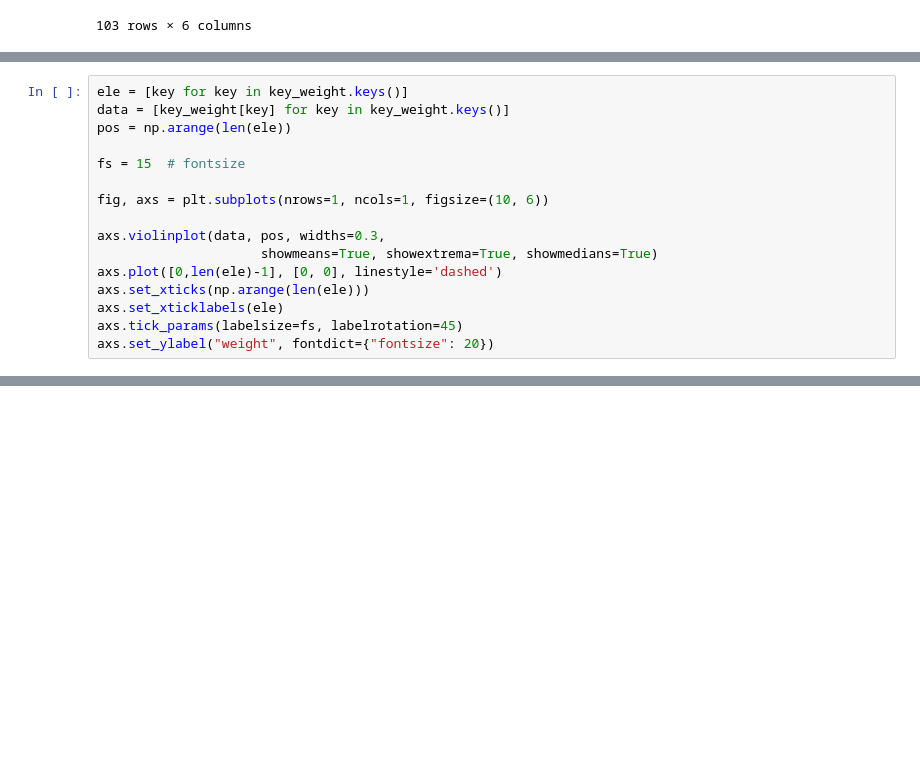
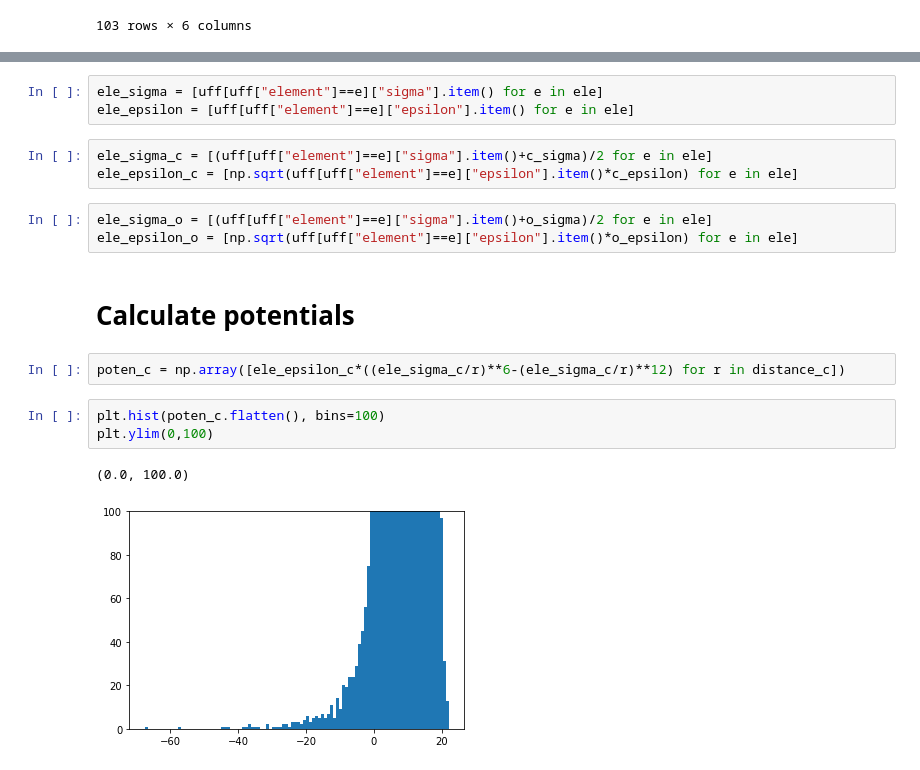
Before and after one commit to XiaoqZhang/nvt_parser, a Jupyter notebook: test_weights.ipynb, the cells around one changed output, grey strips where cells are left out. Saved outputs shown, nothing was run; the diff lists cells and outputs as text; blank space fills up the shorter version.

Commit message:
test co2 potentials calculations

```diff
--- a/test_weights.ipynb
+++ b/test_weights.ipynb
@@ -405,16 +139,0 @@ for idx in range(len(weights)):
-# %%
-ele = [key for key in key_weight.keys()]
-data = [key_weight[key] for key in key_weight.keys()]
-pos = np.arange(len(ele))
-
-fs = 15  # fontsize
-
-fig, axs = plt.subplots(nrows=1, ncols=1, figsize=(10, 6))
-
-axs.violinplot(data, pos, widths=0.3,
-                     showmeans=True, showextrema=True, showmedians=True)
-axs.plot([0,len(ele)-1], [0, 0], linestyle='dashed')
-axs.set_xticks(np.arange(len(ele)))
-axs.set_xticklabels(ele)
-axs.tick_params(labelsize=fs, labelrotation=45)
-axs.set_ylabel("weight", fontdict={"fontsize": 20})
@@ -472,0 +140,19 @@ un_cry.sites
+# %%
+ele_sigma = [uff[uff["element"]==e]["sigma"].item() for e in ele]
+ele_epsilon = [uff[uff["element"]==e]["epsilon"].item() for e in ele]
+# %%
+ele_sigma_c = [(uff[uff["element"]==e]["sigma"].item()+c_sigma)/2 for e in ele]
+ele_epsilon_c = [np.sqrt(uff[uff["element"]==e]["epsilon"].item()*c_epsilon) for e in ele]
+# %%
+ele_sigma_o = [(uff[uff["element"]==e]["sigma"].item()+o_sigma)/2 for e in ele]
+ele_epsilon_o = [np.sqrt(uff[uff["element"]==e]["epsilon"].item()*o_epsilon) for e in ele]
+# %% [markdown]
+# Calculate potentials
+# %%
+poten_c = np.array([ele_epsilon_c*((ele_sigma_c/r)**6-(ele_sigma_c/r)**12) for r in distance_c])
+# %%
+plt.hist(poten_c.flatten(), bins=100)
+plt.ylim(0,100)
+# %% [output]
+(0.0, 100.0)
+[figure, added]
```
Also changed, not shown: parts of 84 cells of this notebook, 3 other files.
